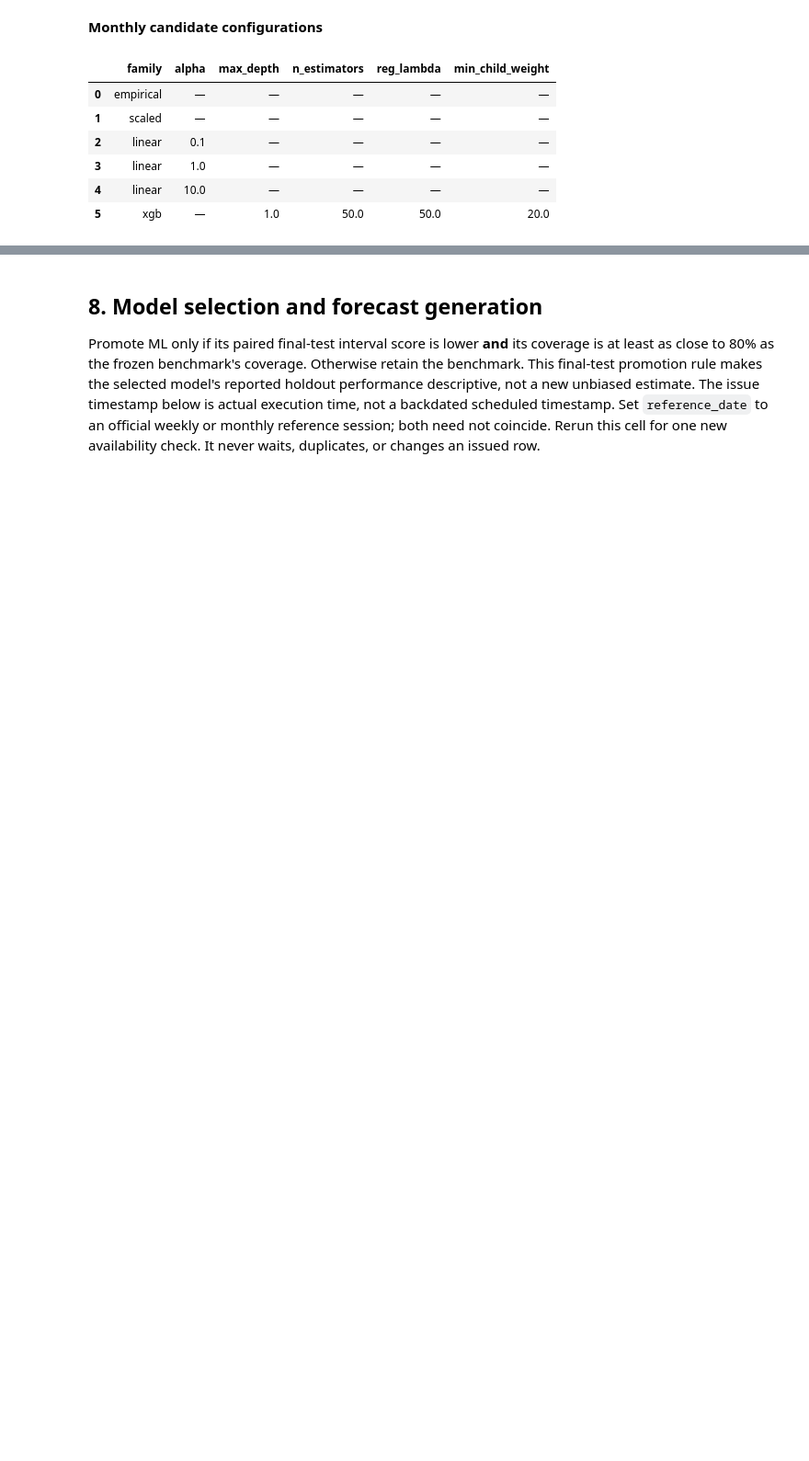
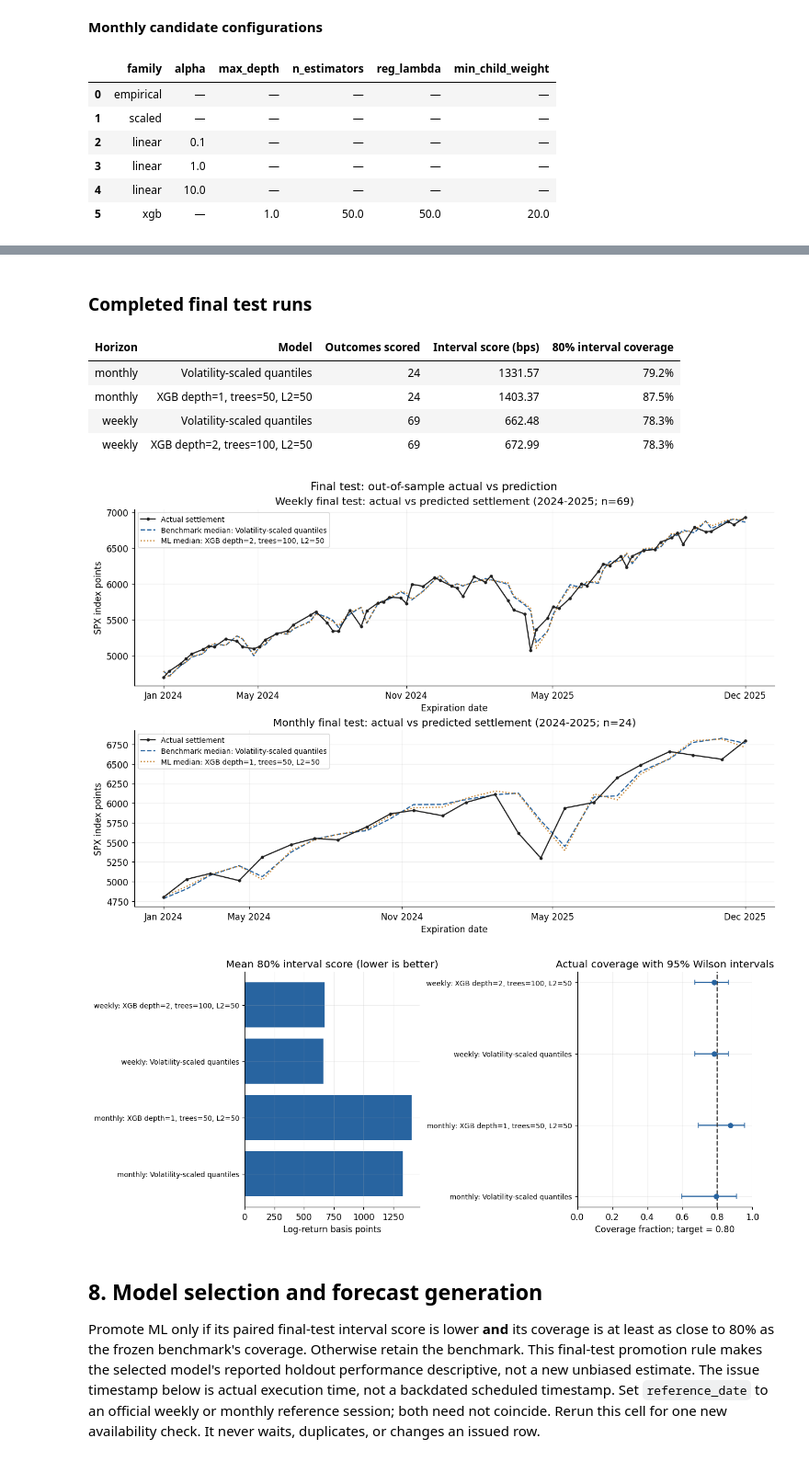
Before and after one commit to jsubramanian5-cmd/predictspxml, a Jupyter notebook: notebooks/spx_forecast.ipynb, the cells around one changed output, grey strips where cells are left out. Shown at 92% size. Drawn from its saved outputs; the diff is of its cells as text; code cells hidden in the pictures; blank space fills up the shorter version.

```diff
--- a/notebooks/spx_forecast.ipynb
+++ b/notebooks/spx_forecast.ipynb
@@ -239,10 +294,15 @@ Only the development-selected benchmark and ML candidate enter the final test. R
 earlier holdout labels may train later issues only after publication. This is sequential evaluation,
 not a single fixed model fit. Holdout results never tune hyperparameters.
 # %%
-workflow.final_test(CONFIG, state)
+print('START: training + final test evaluation using frozen configurations', flush=True)
+workflow.final_test(CONFIG, state, progress=show_run_progress)
 final_predictions = workflow.predictions(state, 'final')
 final_metrics = metrics(final_predictions)
-display(final_metrics)
+show_run_results(final_predictions, 'Completed final test runs')
+figure = plots.actual_vs_prediction(final_predictions, state['frozen'], 'final_test')
+figure.savefig(CONFIG.output / 'final_test_actual_vs_prediction.png', bbox_inches='tight')
+plt.show()
 figure = plots.comparisons(final_metrics)
 figure.savefig(CONFIG.output / 'final_model_comparisons.png', bbox_inches='tight')
 plt.show()
+# %% [output]
@@ -249,3 +322,11 @@ plt.show()
+### Completed final test runs
+| Horizon | Model | Outcomes scored | Interval score (bps) | 80% interval coverage |
+| monthly | Volatility-scaled quantiles | 24 | 1331.57 | 79.2% |
+| monthly | XGB depth=1, trees=50, L2=50 | 24 | 1403.37 | 87.5% |
+| weekly | Volatility-scaled quantiles | 69 | 662.48 | 78.3% |
+| weekly | XGB depth=2, trees=100, L2=50 | 69 | 672.99 | 78.3% |
+[figure, added]
+[figure, added]
 # %% [markdown]
 ## 8. Model selection and forecast generation
 Promote ML only if its paired final-test interval score is lower **and** its coverage is at least as
```
Also changed, not shown: parts of 9 cells of this notebook.
